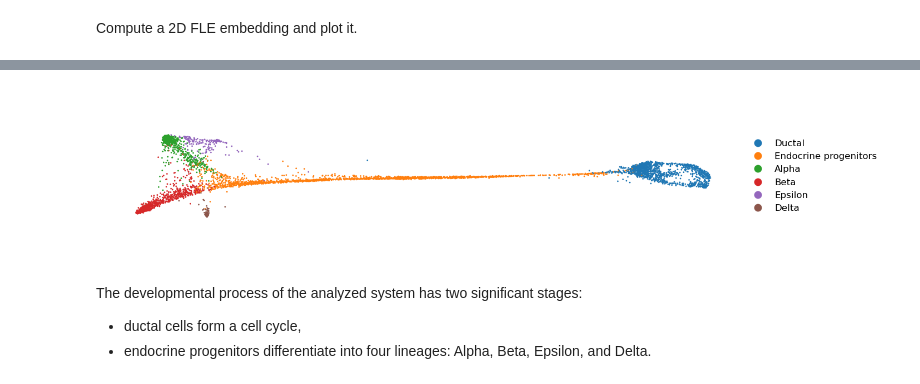
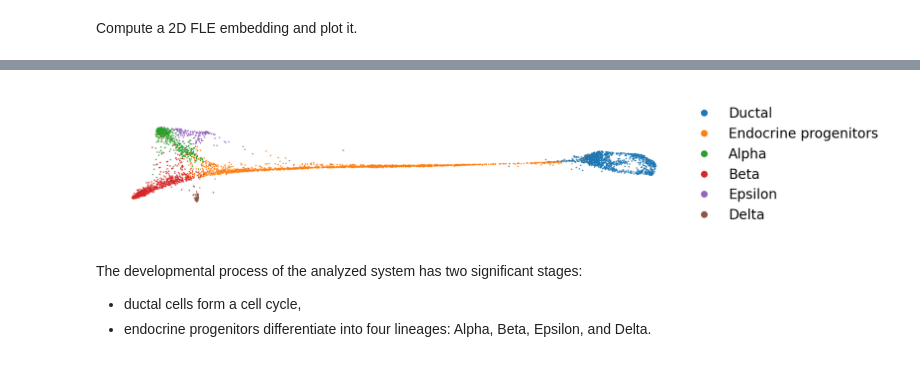
Before and after one commit to TabakaLab/ocelli, a Jupyter notebook: docs/source/notebooks/unimodal.ipynb, the cells around one changed output, grey strips where cells are left out. Drawn from its saved outputs; the diff is of its cells as text; code cells hidden in the pictures.

```diff
--- a/docs/source/notebooks/unimodal.ipynb
+++ b/docs/source/notebooks/unimodal.ipynb
@@ -11,7 +11,7 @@ This RNA-seq dataset consists of pancreatic developmental cells sampled from emb
 # %%
 import anndata as ad
 
-adata = ad.read_h5ad('pancreas.h5ad')
+adata = ad.read_h5ad('pancreas_RNAseq.h5ad')
 
 adata
 # %% [output]
@@ -223,19 +217,19 @@ Time = 36.658s
 # %%
 import matplotlib as mpl
 
 mpl.rcParams['figure.dpi'] = 200
 
 cdict = {'Ductal': '#1f77b4',
          'Endocrine progenitors': '#ff7f0e',
          'Alpha': '#2ca02c',
          'Beta': '#d62728',
          'Epsilon': '#9467bd',
          'Delta': '#8c564b'}
 
 oci.pl.scatter(adata, x='X_fa2', c='celltype', cdict=cdict, markersize=1, title='',
-               fontsize=6, figsize=(7, 1.5))
+               fontsize=10, figsize=(8, 1.5))
 # %% [output]
-[figure, old version]
+[figure, new version]
 # %% [markdown]
 The developmental process of the analyzed system has two significant stages:
 
```
Also changed, not shown: parts of 9 cells of this notebook, 2 other files.
